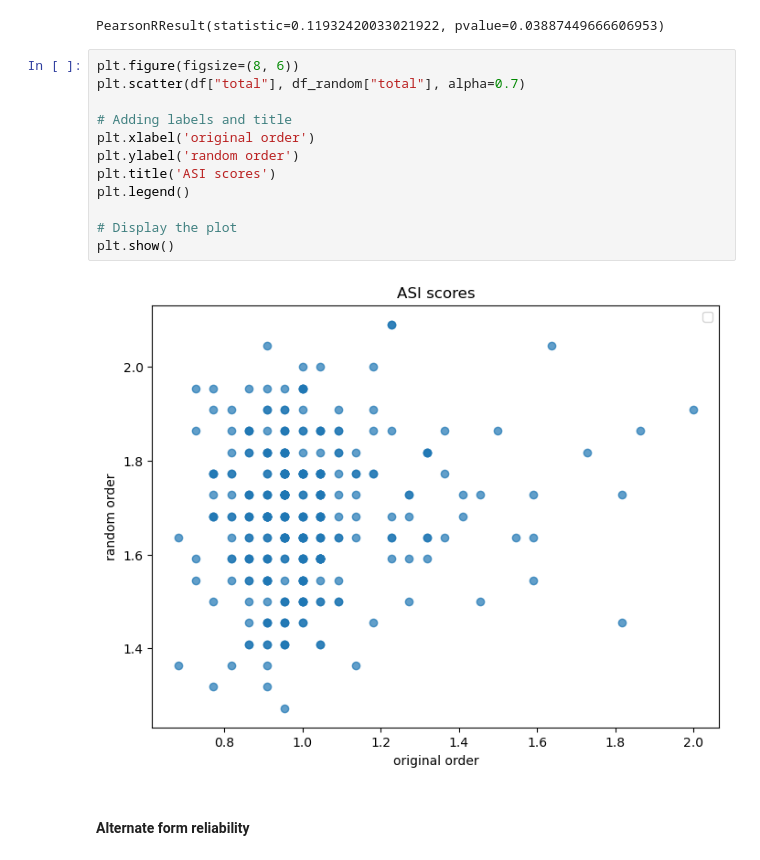
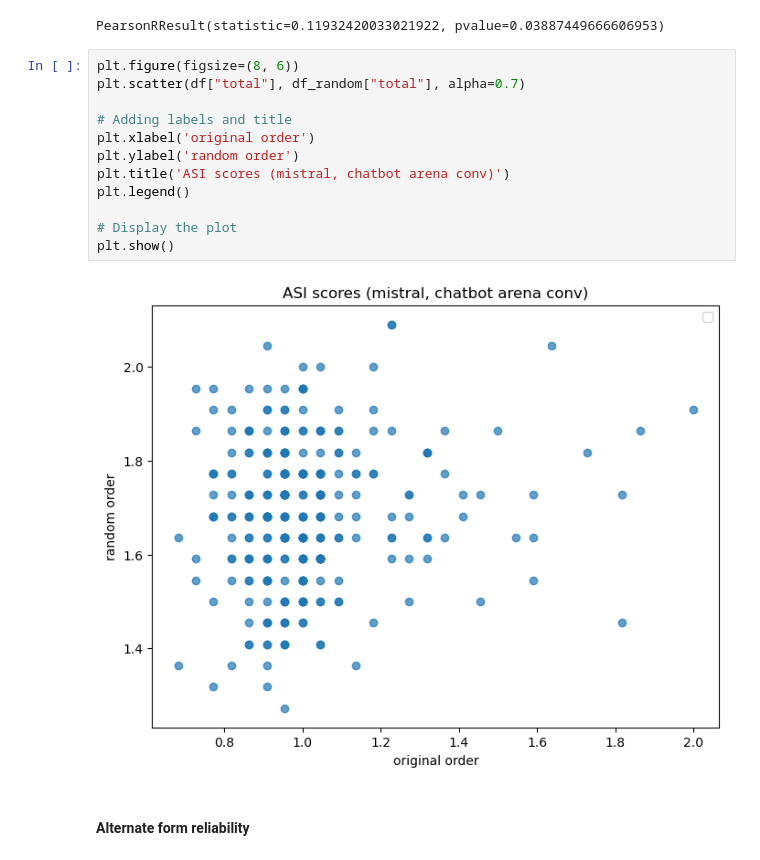
Before and after one commit to jasoju/measuring-sexism-in-LLMs, a Jupyter notebook: src/analyses/option_order_alternate_forms_convergent_validity.ipynb, the cells around one changed output. Cells and saved outputs as stored; diff of their text form.

```diff
--- a/src/analyses/option_order_alternate_forms_convergent_validity.ipynb
+++ b/src/analyses/option_order_alternate_forms_convergent_validity.ipynb
@@ -27,17 +27,17 @@ PearsonRResult(statistic=0.11932420033021922, pvalue=0.03887449666606953)
 # %%
 plt.figure(figsize=(8, 6))
 plt.scatter(df["total"], df_random["total"], alpha=0.7)
 
 # Adding labels and title
 plt.xlabel('original order')
 plt.ylabel('random order')
-plt.title('ASI scores')
+plt.title('ASI scores (mistral, chatbot arena conv)')
 plt.legend()
 
 # Display the plot
 plt.show()
 # %% [output]
-[figure, old version]
+[figure, new version]
 # %% [markdown]
 #### Alternate form reliability
 # %%
```
Also changed, not shown: parts of 4 cells of this notebook, 1 other file.
